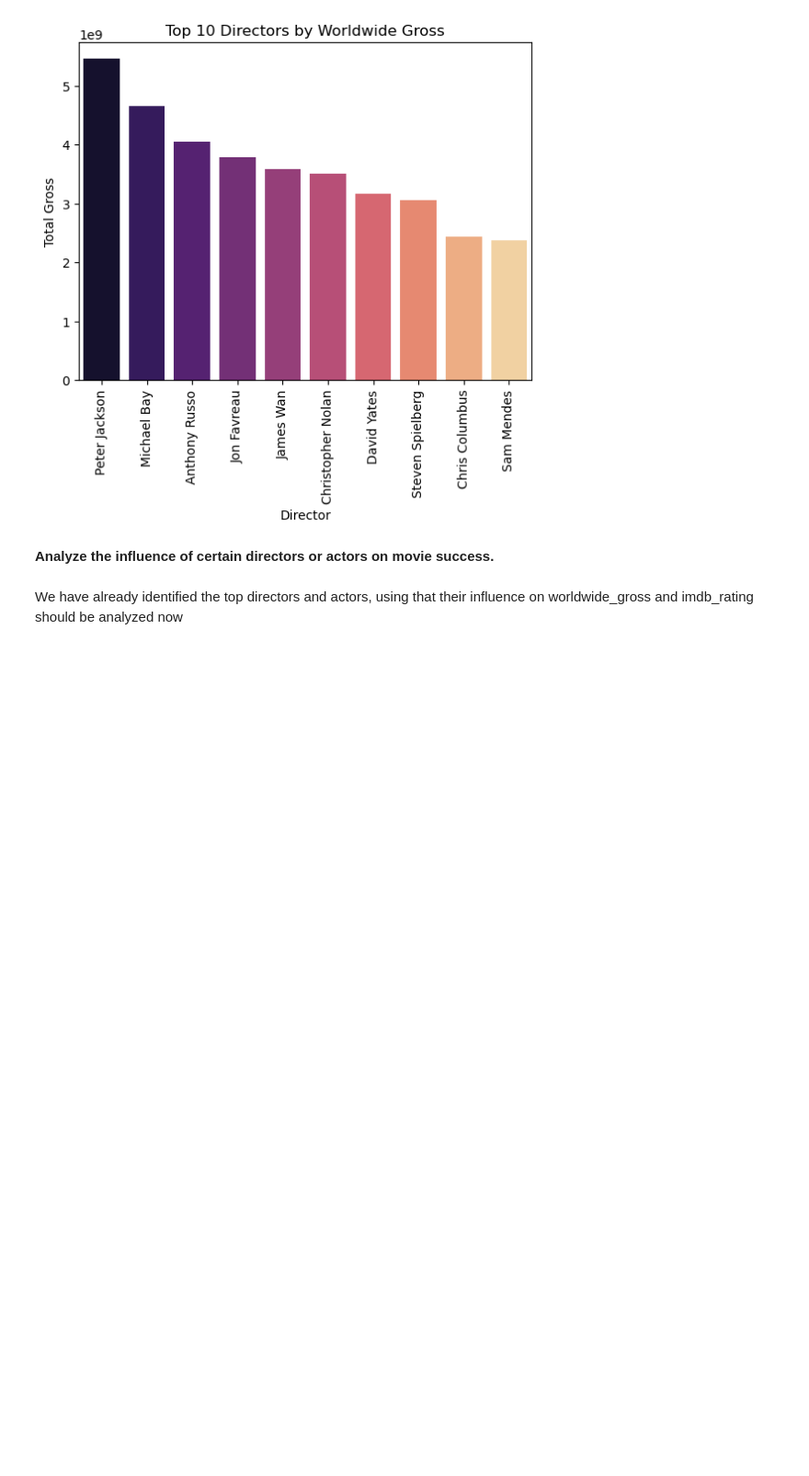
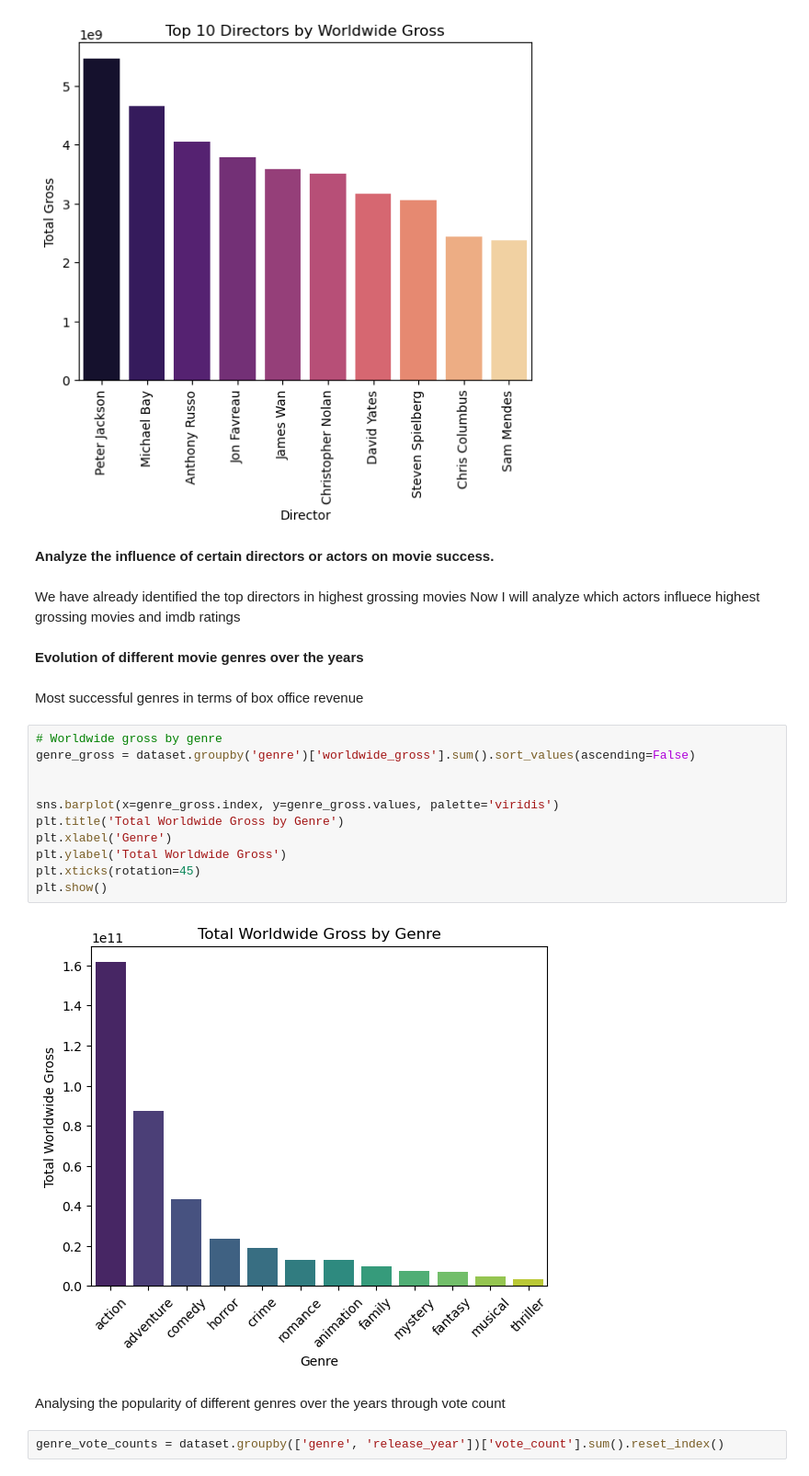
Before and after one commit to sakunithilakarathne/eda_on_top_global_movies, a Jupyter notebook: scripts/data_visualization.ipynb, the cells around one changed output. Shown at 92% size. Drawn from its saved outputs; the diff is of its cells as text; blank space fills up the shorter version.

```diff
--- a/scripts/data_visualization.ipynb
+++ b/scripts/data_visualization.ipynb
@@ -389,4 +398,26 @@ plt.show()
 # %% [markdown]
 **Analyze the influence of certain directors or actors on movie success.**
 # %% [markdown]
-We have already identified the top directors and actors, using that their influence on worldwide_gross and imdb_rating should be analyzed now
+We have already identified the top directors in highest grossing movies
+Now I will analyze which actors influece highest grossing movies and imdb ratings
+# %% [markdown]
+**Evolution of different movie genres over the years**
+# %% [markdown]
+Most successful genres in terms of box office revenue
+# %%
+# Worldwide gross by genre
+genre_gross = dataset.groupby('genre')['worldwide_gross'].sum().sort_values(ascending=False)
+
+
+sns.barplot(x=genre_gross.index, y=genre_gross.values, palette='viridis')
+plt.title('Total Worldwide Gross by Genre')
+plt.xlabel('Genre')
+plt.ylabel('Total Worldwide Gross')
+plt.xticks(rotation=45)
+plt.show()
+# %% [output]
+[figure, added]
+# %% [markdown]
+Analysing the popularity of different genres over the years through vote count
+# %%
+genre_vote_counts = dataset.groupby(['genre', 'release_year'])['vote_count'].sum().reset_index()
```
Also changed, not shown: parts of 9 cells of this notebook, 2 other files.
